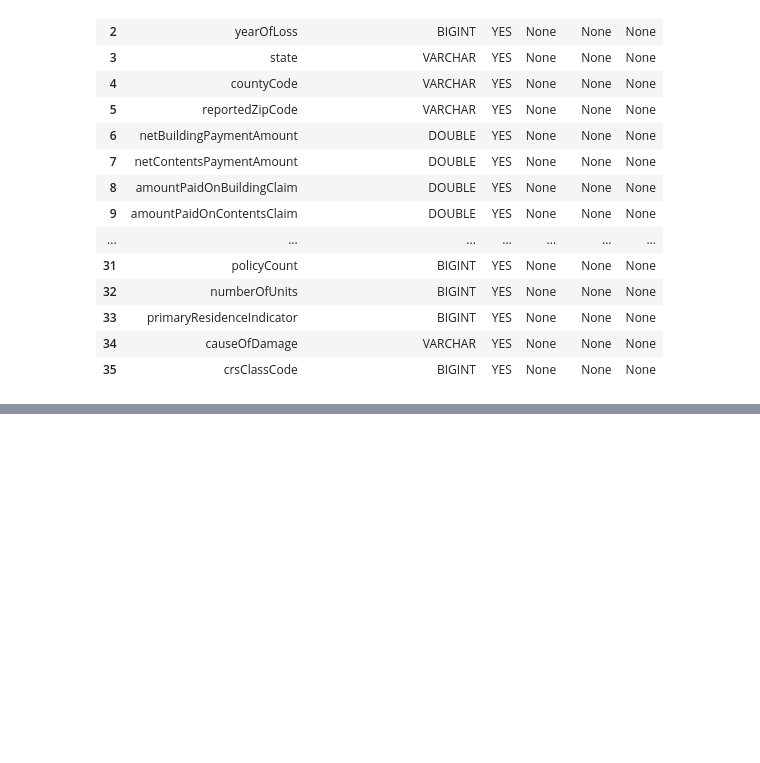
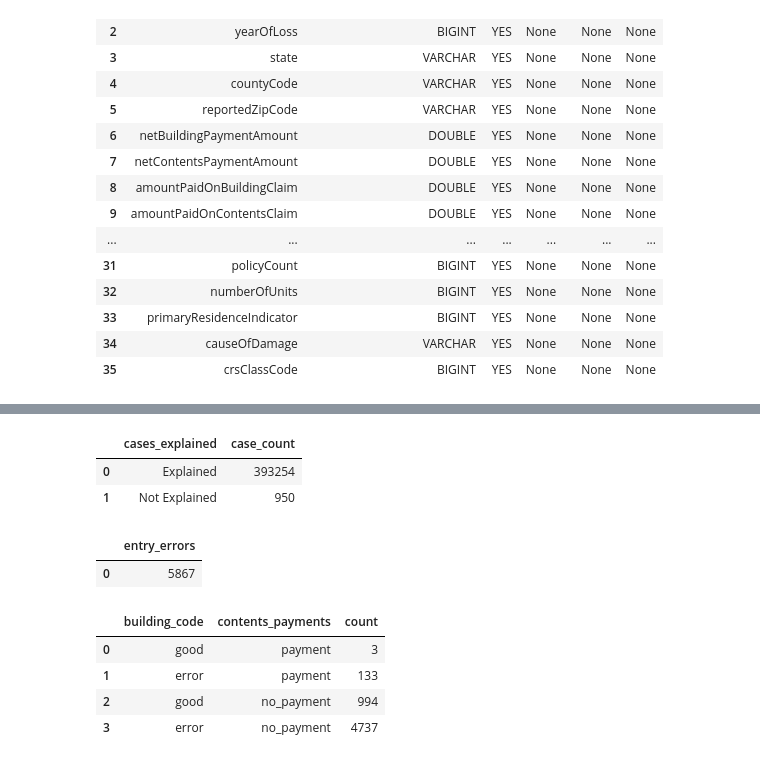
Before and after one commit to Johndsalas/texas-flood-losses, a Jupyter notebook: main.ipynb, the cells around one changed output, grey strips where cells are left out. Cells and saved outputs as stored; diff of their text form; code cells hidden in the pictures; blank space fills up the shorter version.

```diff
--- a/main.ipynb
+++ b/main.ipynb
@@ -55,0 +72,65 @@ con.sql("SUMMARIZE claims").df()
+# %%
+
+''' Paid claim definition: a claim counts as paid when netBuildingPaymentAmount
+    or netContentsPaymentAmount is above zero.
+    Check: every claim should either have a positive net payment or a reason code
+    in nonPaymentReasonBuilding or nonPaymentReasonContents.
+    Result: true for nearly all claims. Only 950 rows (about 0.2%) have no reason
+    code and no positive payment.
+    Note: the amountPaidOnBuildingClaim and amountPaidOnContentsClaim columns are
+    not safe for this check. Null values fail every comparison in a CASE, so they
+    land in the ELSE branch, which labeled about 68,000 unpaid claims as paid.
+'''
+
+con.sql('''
+        select
+            case
+                when
+                    nonPaymentReasonBuilding is not null
+                    or
+                    nonPaymentReasonContents is not null
+                    or
+                    netBuildingPaymentAmount > 0
+                    or
+                    netContentsPaymentAmount > 0
+                    then 'Explained'
+                    else 'Not Explained'
+                    end as cases_explained,
+             count(*) as "case_count"
+        from claims
+        group by cases_explained
+        ''').df()
+# %% [output]
+|  | cases_explained | case_count |
+| 0 | Explained | 393254 |
+| 1 | Not Explained | 950 |
+# %%
+con.sql('''
+            select
+                count(*) as entry_errors,
+            from claims
+            where nonPaymentReasonBuilding = '98'
+                  or
+                  nonPaymentReasonContents = '98'
+''').df()
+# %% [output]
+|  | entry_errors |
+| 0 | 5867 |
+# %%
+con.sql('''
+            select
+                case when nonPaymentReasonBuilding = '98' then 'error' else 'good' end as 'building_code',
+                case when netContentsPaymentAmount > 0 then 'payment' else 'no_payment' end as 'contents_payments',
+                count(*) as 'count'
+            from claims
+            where nonPaymentReasonBuilding = '98'
+                  or
+                  nonPaymentReasonContents = '98'
+            group by building_code, contents_payments
+''').df()
+# %% [output]
+|  | building_code | contents_payments | count |
+| 0 | good | payment | 3 |
+| 1 | error | payment | 133 |
+| 2 | good | no_payment | 994 |
+| 3 | error | no_payment | 4737 |
```
Also changed, not shown: parts of 12 cells of this notebook, 1 other file.
